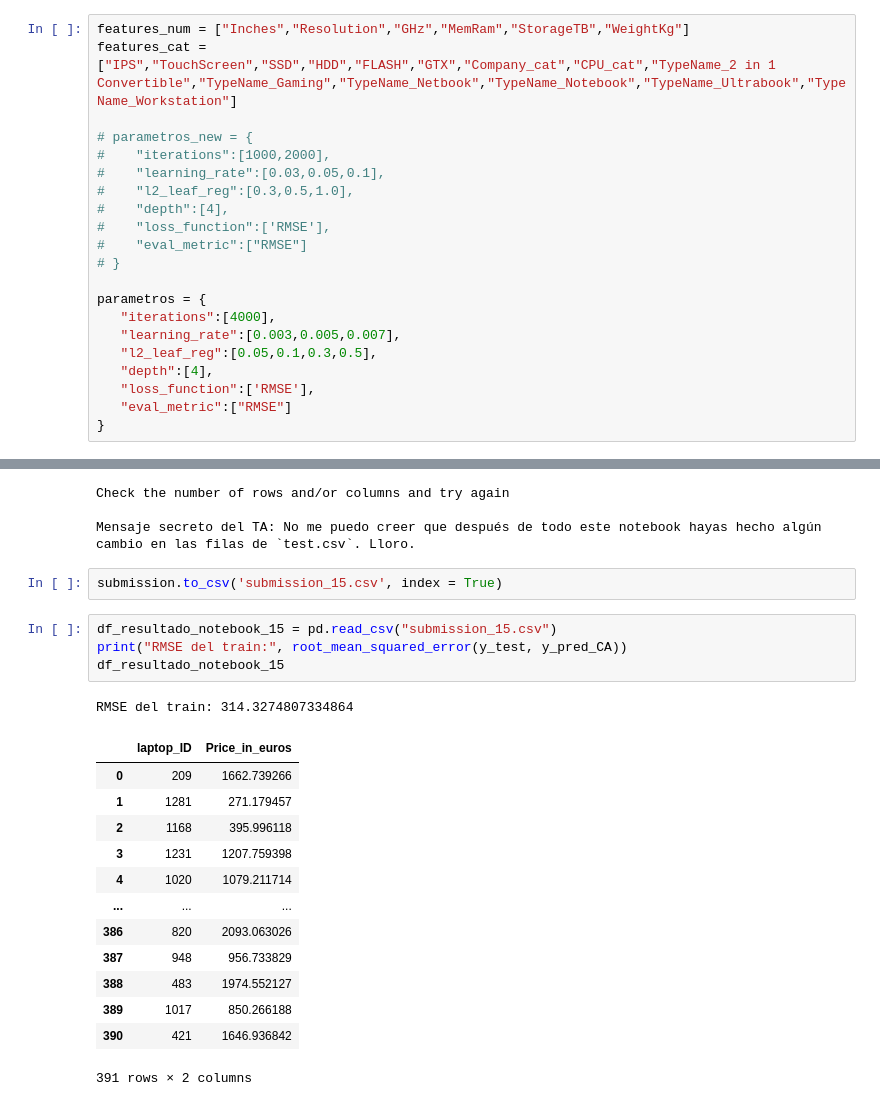
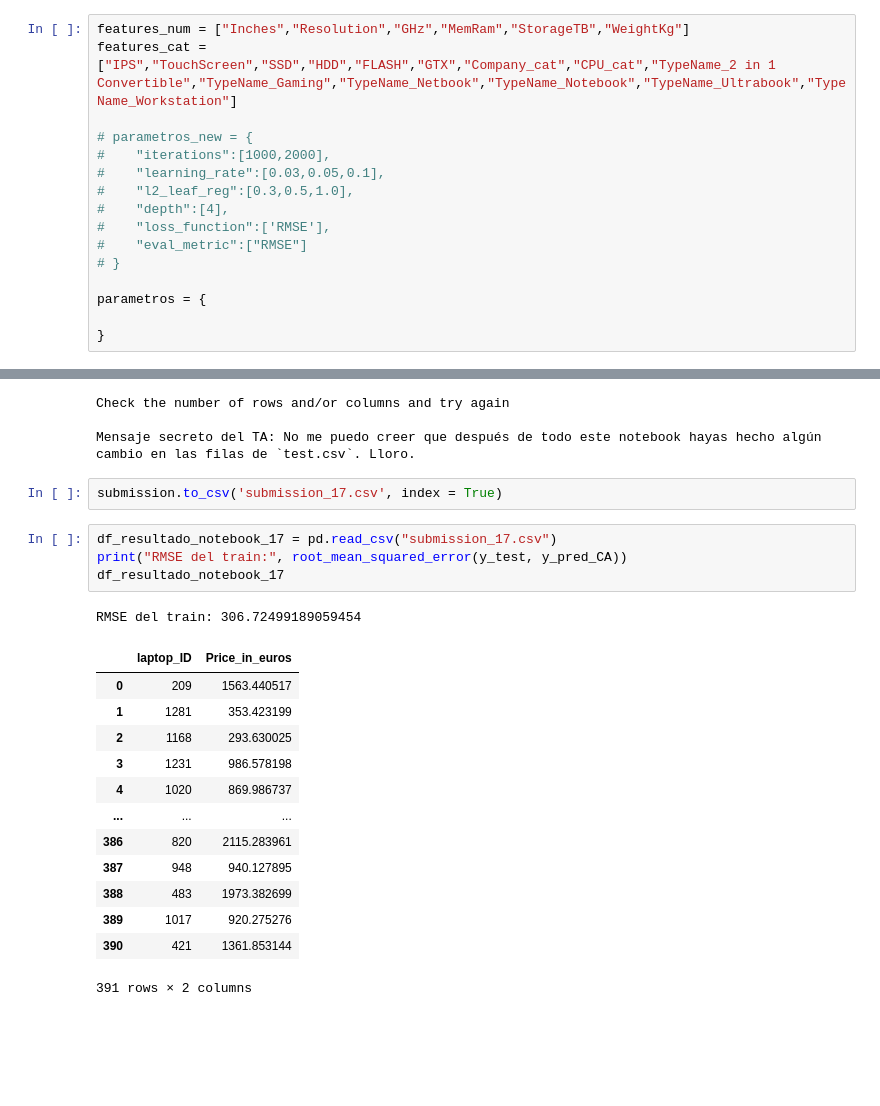
Before and after one commit to AntGV/ONLINE_DS_THEBRIDGE_WorkSpace, a Jupyter notebook: Sprint_12/Unidad_03_TeamChallenge_04/Competition/notebook_17.ipynb, the cells around one changed output, grey strips where cells are left out. Cells and saved outputs as stored; diff of their text form; blank space fills up the shorter version.

```diff
--- a/Sprint_12/Unidad_03_TeamChallenge_04/Competition/notebook_17.ipynb
+++ b/Sprint_12/Unidad_03_TeamChallenge_04/Competition/notebook_17.ipynb
@@ -934,12 +934,7 @@ features_cat = ["IPS","TouchScreen","SSD","HDD","FLASH","GTX","Company_cat","CPU
 # }
 
 parametros = {
-   "iterations":[4000],
-   "learning_rate":[0.003,0.005,0.007],
-   "l2_leaf_reg":[0.05,0.1,0.3,0.5],
-   "depth":[4],
-   "loss_function":['RMSE'],
-   "eval_metric":["RMSE"]
+
 }
 # %%
 grid_CA = GridSearchCV(reg_CA, param_grid = parametros, cv = 5, n_jobs = -1, error_score = "raise")
@@ -1313,23 +1298,23 @@ Check the number of rows and/or columns and try again
 
 Mensaje secreto del TA: No me puedo creer que después de todo este notebook hayas hecho algún cambio en las filas de `test.csv`. Lloro.
 # %%
-submission.to_csv('submission_15.csv', index = True)
+submission.to_csv('submission_17.csv', index = True)
 # %%
-df_resultado_notebook_15 = pd.read_csv("submission_15.csv")
+df_resultado_notebook_17 = pd.read_csv("submission_17.csv")
 print("RMSE del train:", root_mean_squared_error(y_test, y_pred_CA))
-df_resultado_notebook_15
+df_resultado_notebook_17
 # %% [output]
-RMSE del train: 314.3274807334864
+RMSE del train: 306.72499189059454
 |  | laptop_ID | Price_in_euros |
-| 0 | 209 | 1662.739266 |
-| 1 | 1281 | 271.179457 |
-| 2 | 1168 | 395.996118 |
-| 3 | 1231 | 1207.759398 |
-| 4 | 1020 | 1079.211714 |
+| 0 | 209 | 1563.440517 |
+| 1 | 1281 | 353.423199 |
+| 2 | 1168 | 293.630025 |
+| 3 | 1231 | 986.578198 |
+| 4 | 1020 | 869.986737 |
 | ... | ... | ... |
-| 386 | 820 | 2093.063026 |
-| 387 | 948 | 956.733829 |
-| 388 | 483 | 1974.552127 |
-| 389 | 1017 | 850.266188 |
-| 390 | 421 | 1646.936842 |
+| 386 | 820 | 2115.283961 |
+| 387 | 948 | 940.127895 |
+| 388 | 483 | 1973.382699 |
+| 389 | 1017 | 920.275276 |
+| 390 | 421 | 1361.853144 |
 391 rows × 2 columns
```
Also changed, not shown: parts of 5 cells of this notebook.
